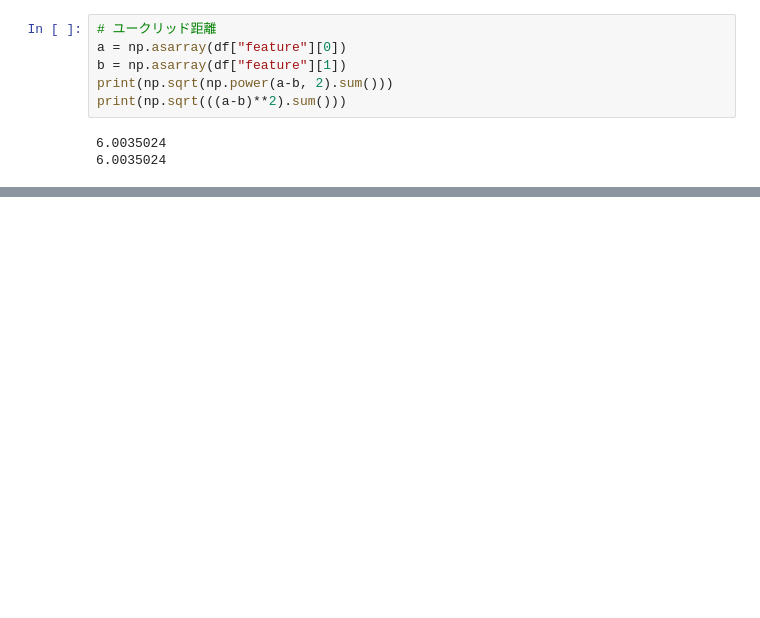
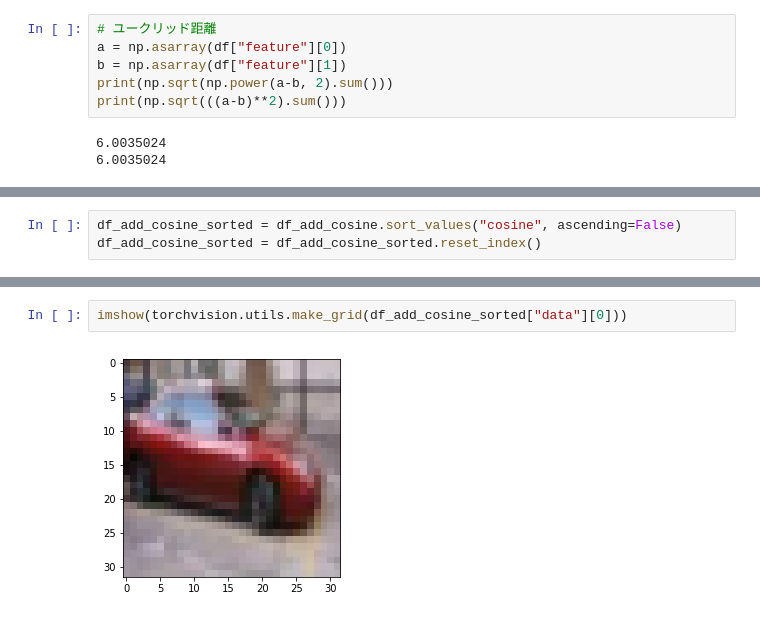
Before and after one commit to takitaki7474/m2-research-prototype, a Jupyter notebook: notebook/feature_selection.ipynb, the cells around one changed output, grey strips where cells are left out. Drawn from its saved outputs; the diff is of its cells as text; blank space fills up the shorter version.

```diff
--- a/notebook/feature_selection.ipynb
+++ b/notebook/feature_selection.ipynb
@@ -185,0 +215,3 @@ df_add_cosine = df.copy()
+# %%
+df_add_cosine_sorted = df_add_cosine.sort_values("cosine", ascending=False)
+df_add_cosine_sorted = df_add_cosine_sorted.reset_index()
@@ -185,0 +227,4 @@ df_add_cosine = df.copy()
+# %%
+imshow(torchvision.utils.make_grid(df_add_cosine_sorted["data"][0]))
+# %% [output]
+[figure, added]
```
Also changed, not shown: parts of 8 cells of this notebook.
